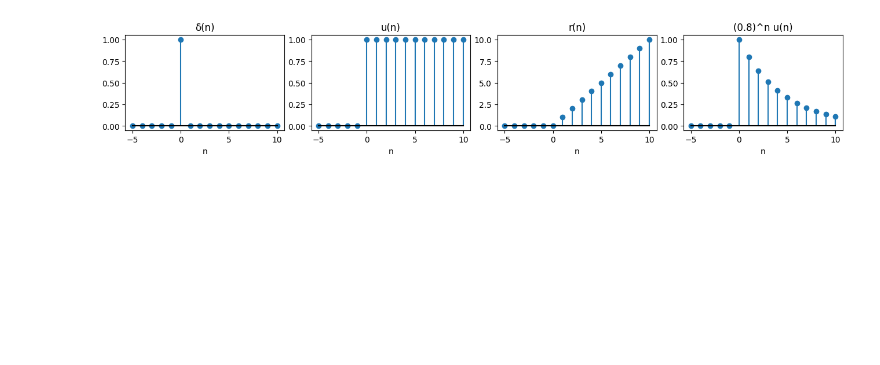
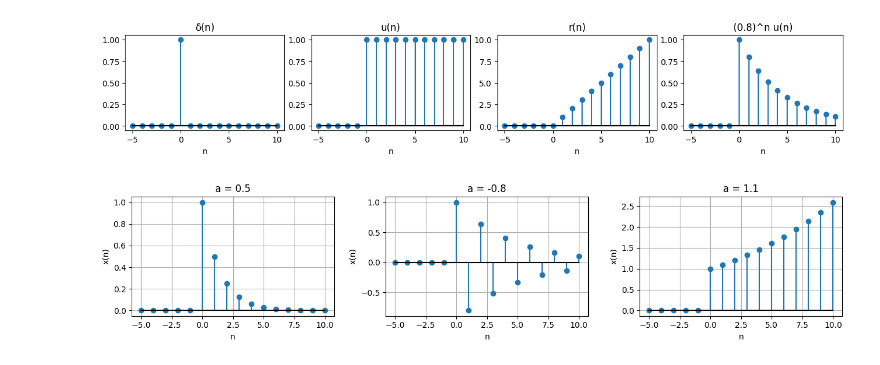
Before and after one commit to DR-SON15/Demo, a Jupyter notebook: Cell.ipynb, the cells around one changed output. Cells and saved outputs as stored; diff of their text form; code cells hidden in the pictures; blank space fills up the shorter version.

```diff
--- a/Cell.ipynb
+++ b/Cell.ipynb
@@ -22,3 +22,26 @@ for ax, x, title in zip(axes, [delta, step, ramp, expo],
 plt.tight_layout(); plt.show()
 # %% [output]
 [figure]
+# %%
+
+n = np.arange(-5, 11)
+
+step = (n >= 0).astype(float)
+
+a_values = [0.5, -0.8, 1.1]
+
+fig, axes = plt.subplots(1, 3, figsize=(13, 3))
+
+for ax, a in zip(axes, a_values):
+    x = (a**n) * step
+
+    ax.stem(n, x, basefmt="k-")
+    ax.set_title(f"a = {a}")
+    ax.set_xlabel("n")
+    ax.set_ylabel("x(n)")
+    ax.grid(True)
+
+plt.tight_layout()
+plt.show()
+# %% [output]
+[figure, added]
```
Also changed, not shown: parts of 1 cell of this notebook.
